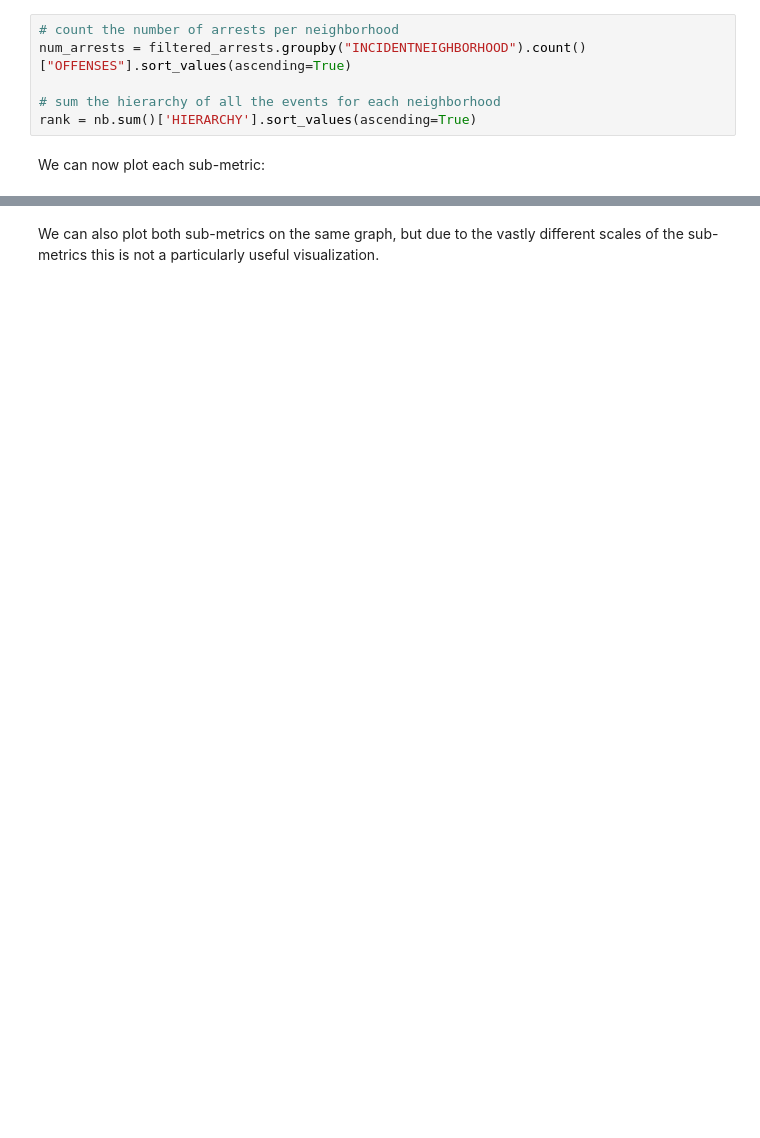
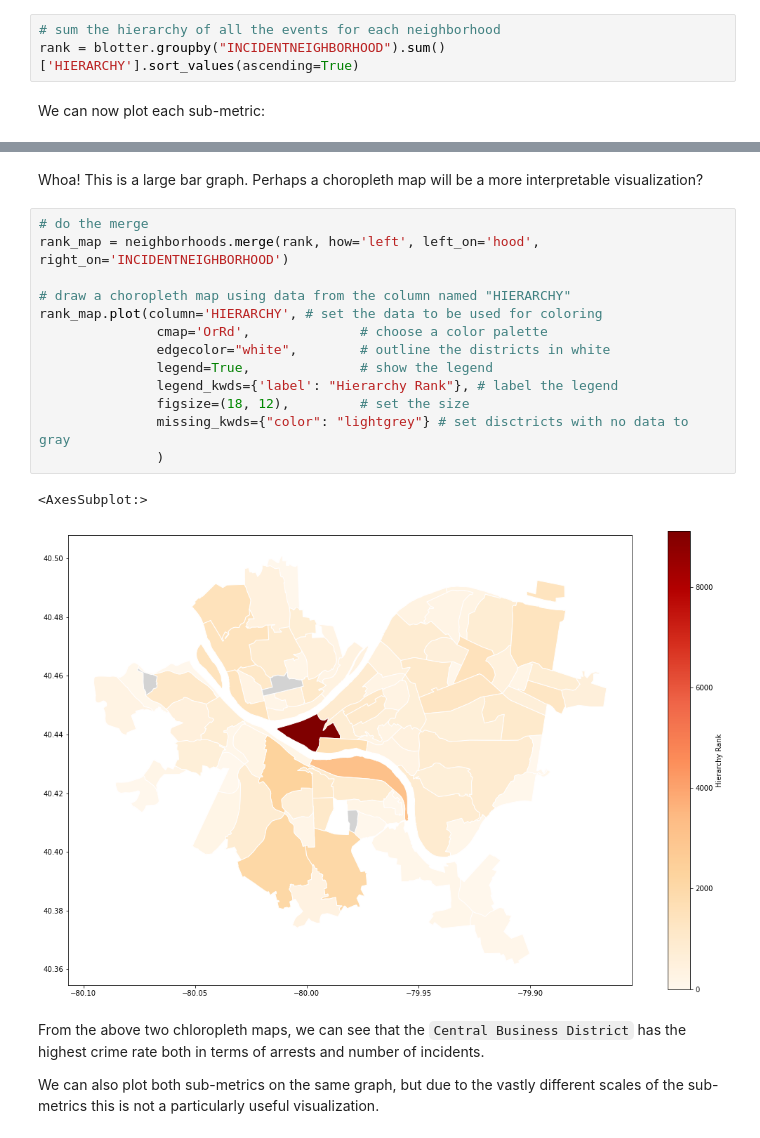
Before and after one commit to vrr11/CMPINF0010-Final-Project, a Jupyter notebook: Final Presentation.ipynb, the cells around one changed output, grey strips where cells are left out. Cells and saved outputs as stored; diff of their text form; blank space fills up the shorter version.

```diff
--- a/Final Presentation.ipynb
+++ b/Final Presentation.ipynb
@@ -47,9 +49,6 @@ Each incident in the `blotter` dataset has a `HIERARCHY` value associated with i
 # %%
-# count the number of arrests per neighborhood
-num_arrests = filtered_arrests.groupby("INCIDENTNEIGHBORHOOD").count()["OFFENSES"].sort_values(ascending=True)
-
 # sum the hierarchy of all the events for each neighborhood
-rank = nb.sum()['HIERARCHY'].sort_values(ascending=True)
+rank = blotter.groupby("INCIDENTNEIGHBORHOOD").sum()['HIERARCHY'].sort_values(ascending=True)
 # %% [markdown]
 We can now plot each sub-metric:
 # %%
@@ -92,6 +109,26 @@ plt.xticks(rotation=90)
 plt.show()
 # %% [output]
 [figure]
+# %% [markdown]
+Whoa! This is a large bar graph. Perhaps a choropleth map will be a more interpretable visualization?
+# %%
+# do the merge
+rank_map = neighborhoods.merge(rank, how='left', left_on='hood', right_on='INCIDENTNEIGHBORHOOD')
+
+# draw a choropleth map using data from the column named "HIERARCHY"
+rank_map.plot(column='HIERARCHY', # set the data to be used for coloring
+               cmap='OrRd',              # choose a color palette
+               edgecolor="white",        # outline the districts in white
+               legend=True,              # show the legend
+               legend_kwds={'label': "Hierarchy Rank"}, # label the legend
+               figsize=(18, 12),         # set the size
+               missing_kwds={"color": "lightgrey"} # set disctricts with no data to gray
+               )
+# %% [output]
+<AxesSubplot:>
+[figure, added]
 # %% [markdown]
+From the above two chloropleth maps, we can see that the `Central Business District` has the highest crime rate both in terms of arrests and number of incidents.
+
 We can also plot both sub-metrics on the same graph, but due to the vastly different scales of the sub-metrics this is not a particularly useful visualization.
 # %%
```
Also changed, not shown: parts of 17 cells of this notebook, 1 other file.
